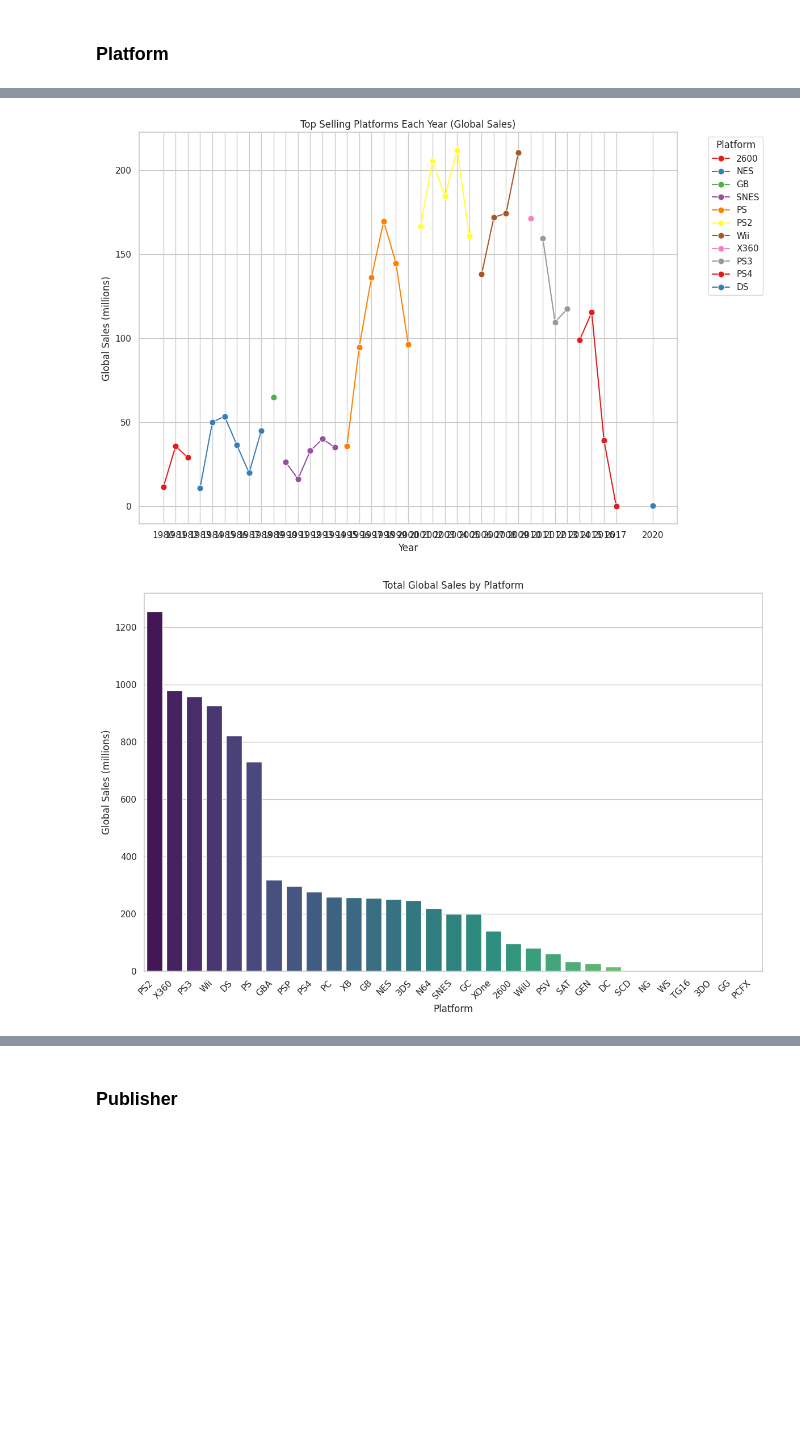
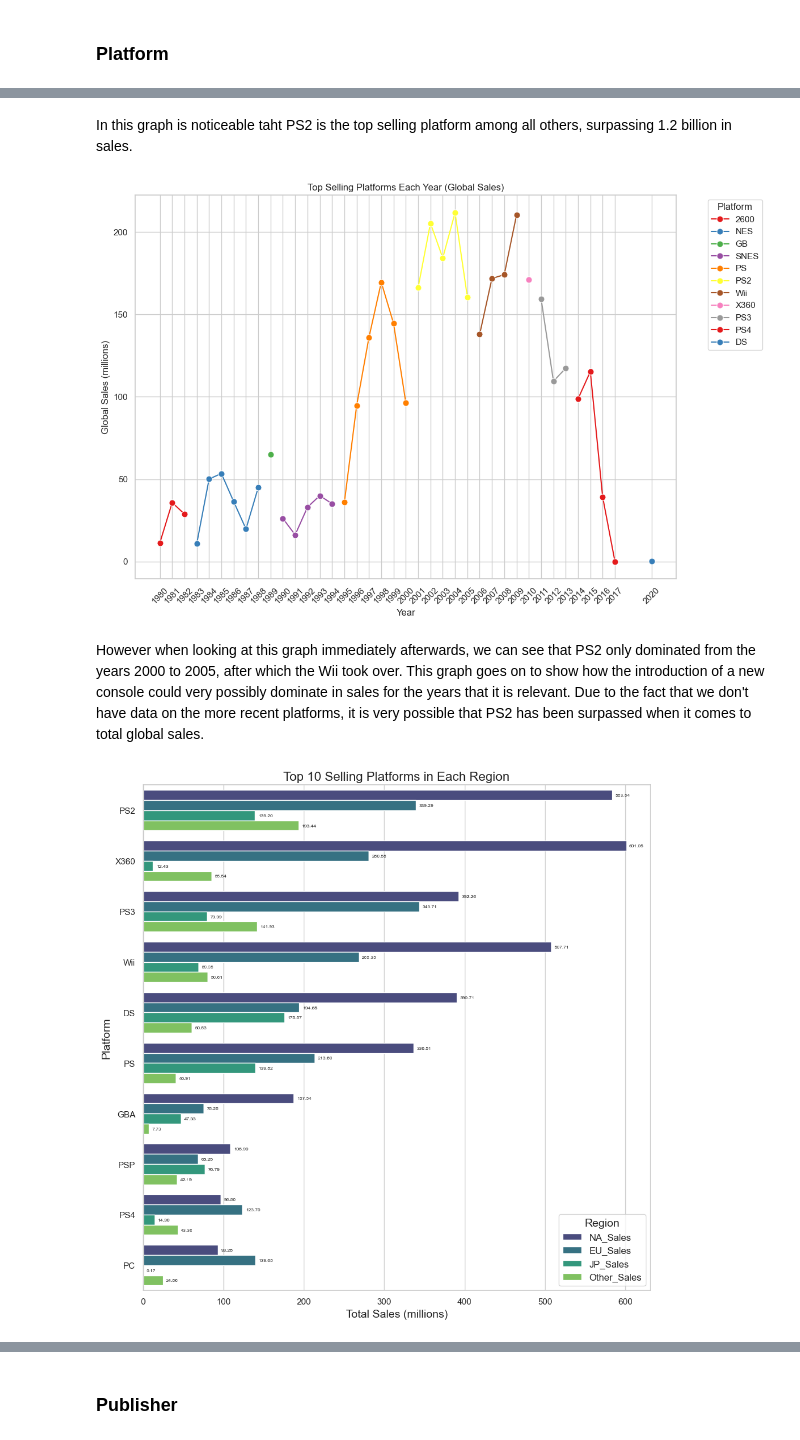
Before and after one commit to Shadowkj1/Analyzing_And_Predicting_Old_VideoGames, a Jupyter notebook: we_begin.ipynb, the cells around one changed output, grey strips where cells are left out. Drawn from its saved outputs; the diff is of its cells as text; code cells hidden in the pictures; blank space fills up the shorter version.

```diff
--- a/we_begin.ipynb
+++ b/we_begin.ipynb
@@ -296,3 +348,5 @@ With knowing that around 1995 is where the gaming sales kicked off, we can see e
+# %% [markdown]
+In this graph is noticeable taht PS2 is the top selling platform among all others, surpassing 1.2 billion in sales.
 # %%
 # Group by Year and Platform, summing up Global_Sales
 platform_sales_year = vgsales.groupby(['Year', 'Platform'])['Global_Sales'].sum().reset_index()
@@ -315,35 +369,41 @@ plt.title('Top Selling Platforms Each Year (Global Sales)')
 plt.xlabel('Year')
 plt.ylabel('Global Sales (millions)')
 plt.xticks(top_platforms_year_sorted['Year'].unique())
+plt.xticks(rotation=45)
+
 
 # Display the plot
 plt.legend(title='Platform', bbox_to_anchor=(1.05, 1), loc='upper left')
 plt.tight_layout()
 plt.show()
 # %% [output]
-[figure, old version]
+[figure, new version]
-# %%
-# Group by Platform, summing up Global_Sales
-platform_sales_total = vgsales.groupby('Platform')['Global_Sales'].sum().reset_index()
-
-# Sort platforms by total global sales in descending order
-platform_sales_total_sorted = platform_sales_total.sort_values(by='Global_Sales', ascending=False)
-
-# Set up the plot
-plt.figure(figsize=(12, 8))
-sns.set_theme(style="whitegrid")
-
-# Plotting
-sns.barplot(data=platform_sales_total_sorted, x='Platform', y='Global_Sales', palette='viridis', hue='Platform', legend=False)
-
-# Adding labels and title
-plt.title('Total Global Sales by Platform')
-plt.xlabel('Platform')
-plt.ylabel('Global Sales (millions)')
-plt.xticks(rotation=45, ha='right')
-
-# Display the plot
-plt.tight_layout()
-plt.show()
-# %% [output]
-[figure, removed]
+# %% [markdown]
+However when looking at this graph immediately afterwards, we can see that PS2 only dominated from the years 2000 to 2005, after which the Wii took over. This graph goes on to show how the introduction of a new console could very possibly dominate in sales for the years that it is relevant. Due to the fact that we don't have data on the more recent platforms, it is very possible that PS2 has been surpassed when it comes to total global sales.
+# %%
+#Plotting the top 10 selling platforms in each region
+platform_sales = vgsales.groupby('Platform').agg({'NA_Sales': 'sum','EU_Sales': 'sum','JP_Sales': 'sum','Other_Sales': 'sum'}).reset_index()
+platform_sales['Total'] = platform_sales[['NA_Sales', 'EU_Sales', 'JP_Sales', 'Other_Sales']].sum(axis=1)
+top_10_platforms = platform_sales.nlargest(10, 'Total')
+
+
+# Melt the DataFrame to make it suitable for seaborn's barplot
+platform_sales_melted = top_10_platforms.melt(id_vars='Platform',value_vars=['NA_Sales', 'EU_Sales', 'JP_Sales', 'Other_Sales'],var_name='Region',value_name='Sales')
+
+sns.set_theme(style="whitegrid")
+
+plt.figure(figsize=(10, 10))
+ax = sns.barplot(data=platform_sales_melted, x='Sales', y='Platform', hue='Region', palette='viridis')
+
+plt.title('Top 10 Selling Platforms in Each Region', fontsize=16)
+plt.xlabel('Total Sales (millions)', fontsize=14)
+plt.ylabel('Platform', fontsize=14)
+plt.legend(title='Region', fontsize=12, title_fontsize=14)
+
+for container in ax.containers:
+        ax.bar_label(container, fmt="%.2f", fontsize=6, padding=4,)
+
+plt.tight_layout()
+plt.show()
+# %% [output]
+[figure, added]
```
Also changed, not shown: parts of 67 cells of this notebook.
